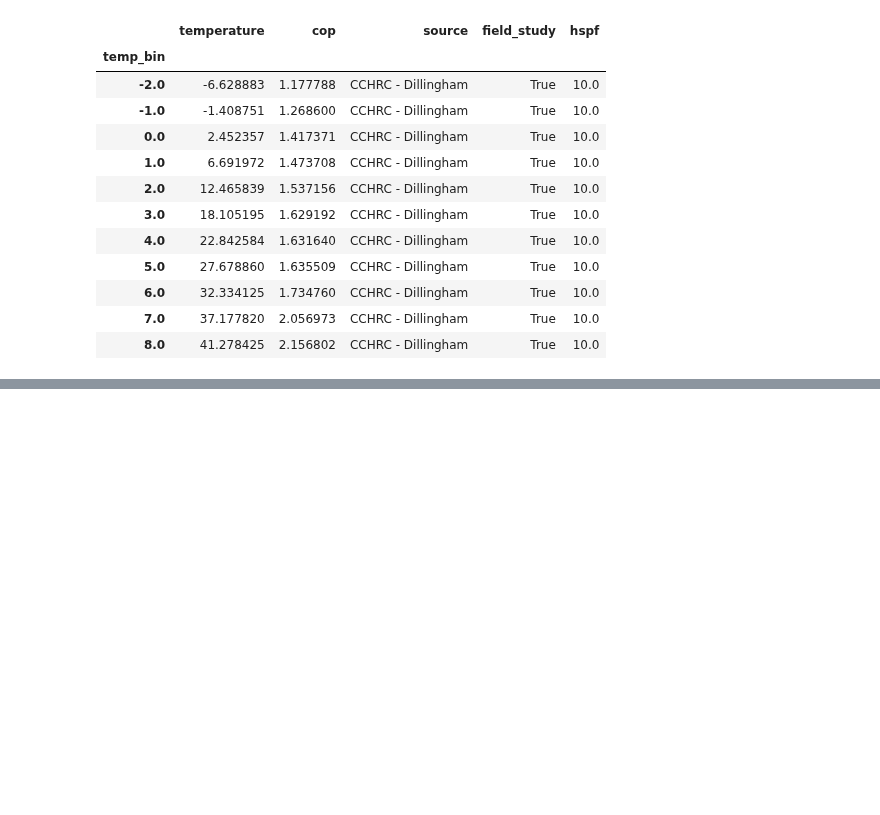
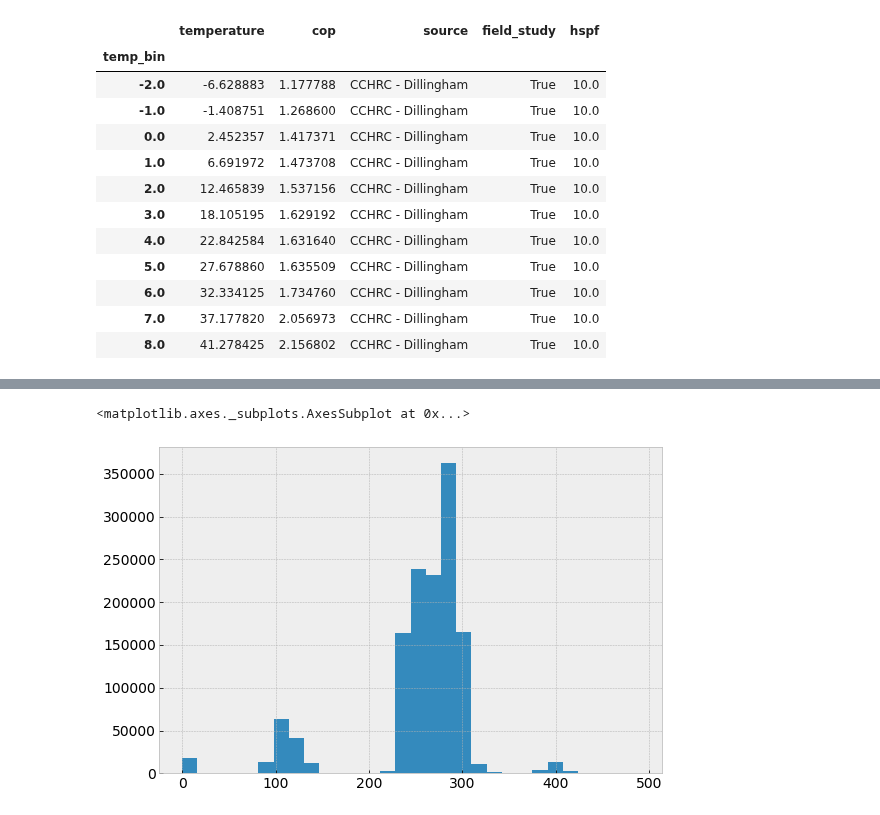
Before and after one commit to alanmitchell/heat-pump-study, a Jupyter notebook: field_studies/cchrc_2015/cchrc_raw_data.ipynb, the cells around one changed output, grey strips where cells are left out. Cells and saved outputs as stored; diff of their text form; code cells hidden in the pictures; blank space fills up the shorter version.

```diff
--- a/field_studies/cchrc_2015/cchrc_raw_data.ipynb
+++ b/field_studies/cchrc_2015/cchrc_raw_data.ipynb
@@ -290,0 +296,4 @@ dfa
+# %%
+fn = 'data/Wrangell_WRG_DHP_TenSecond.dat'
+dfd = pd.read_csv(fn, skiprows=[0, 2, 3], parse_dates=['TIMESTAMP'], na_values=['NAN'])
+dfd.head()
@@ -290,0 +327,18 @@ dfa
+# %%
+# Calculate average delivery and return temperatures, and clean up DataFrame
+# renaming columns to shorter names.
+dfd['t_delivery'] = (dfd.WRG_DeliveryT1_F + dfd.WRG_DeliveryT2_F + dfd.WRG_DeliveryT3_F) / 3.0
+dfd['t_return'] = (dfd.WRG_ReturnT1_F + dfd.WRG_ReturnT2_F + dfd.WRG_ReturnT3_F) / 3.0
+dfd.drop(columns=['RECORD', 'WRG_DeliveryT1_F', 'WRG_DeliveryT2_F', 'WRG_DeliveryT3_F', 'WRG_ReturnT1_F', 'WRG_ReturnT2_F', 'WRG_ReturnT3_F'], inplace=True)
+dfd.rename(columns={
+    'WRG_CoilT_F': 't_coil',
+    'WRG_OutsideT_F': 't_out',
+    'WRG_Electricity_W_Avg': 'power',
+    'WRG_Airflow_fpm_Avg': 'airspeed',
+    'TIMESTAMP': 'ts',
+}, inplace=True)
+dfd.set_index('ts', inplace=True)
+# %%
+# Report states that the valid data period is 12/3/2014 - 5/7/2015
+dfd = dfd['2014-12-03' : '2015-05-07'].copy()
+dfd.head()
@@ -290,0 +365,10 @@ dfa
+# %%
+# Compute Air Flow in CFM from calibration data
+# Calibration data from:  data/scripts/ASHP_WRG.m
+airflow = 1.1922 * dfd.airspeed - 26.052         # Air flow in cfm from proxy calibration
+nonzero_speed = (dfd.airspeed > 40)              # Speed less than 40 fpm counts as zero speed
+dfd['airflow'] = airflow * nonzero_speed         # Zero speed means zero flow
+dfd.airflow.hist(bins=30)
+# %% [output]
+<matplotlib.axes._subplots.AxesSubplot at 0x...>
+[figure, added]
```
Also changed, not shown: parts of 23 cells of this notebook, 2 other files.
